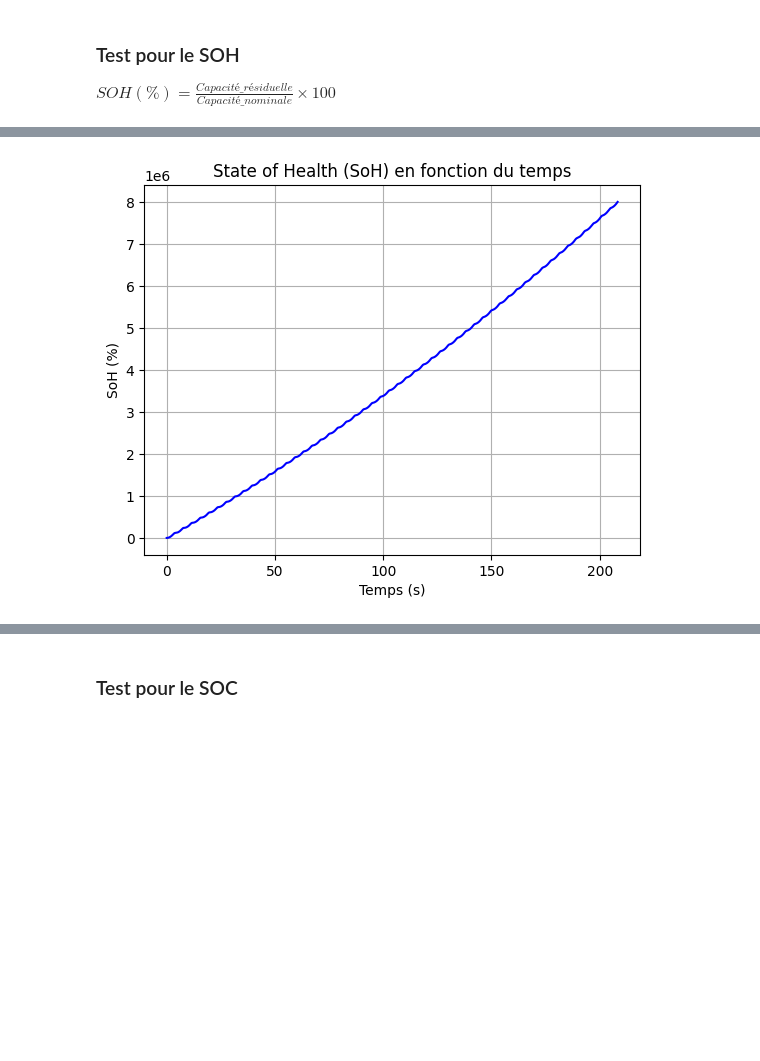
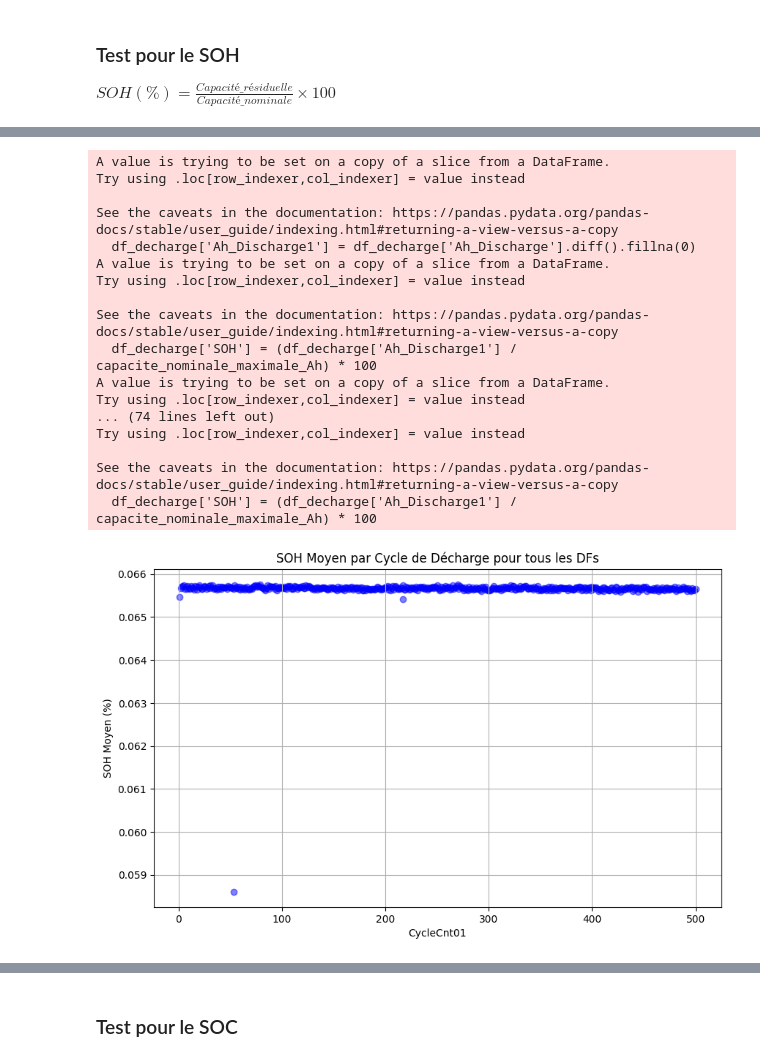
Before and after one commit to Aslam1232/Test_Stage, a Jupyter notebook: Test_stage (3) (1).ipynb, the cells around one changed output, grey strips where cells are left out. Cells and saved outputs as stored; diff of their text form; code cells hidden in the pictures; blank space fills up the shorter version.

```diff
--- a/Test_stage (3) (1).ipynb
+++ b/Test_stage (3) (1).ipynb
@@ -84,13 +193,21 @@ plt.show()
 # %%
 plt.figure(figsize=(20, 10))
-plt.plot(df['t'], df['BMS_Tension_B'],color='blue')
 
-plt.title('Voltage en fonction du temps')
-plt.xlabel('secondes')
-plt.ylabel('Volt')
+# Boucle pour accéder à chaque DataFrame stocké dans le dictionnaire dfs
+for i in range(1, 10):
+    df_key = f'df{i}'
+    if df_key in dfs:
+        # Calculer la tension moyenne pour chaque cycle
+        tension_moyenne_par_cycle = dfs[df_key].groupby('CycleCnt01')['BMS_Tension_B'].mean()
 
-plt.legend(['Voltage'])
+        # Tracer la tension moyenne pour chaque cycle
+        plt.plot(tension_moyenne_par_cycle.index, tension_moyenne_par_cycle.values, label=f'Tension Moyenne {df_key}')
 
+plt.title('Tension Moyenne en fonction des Cycles pour tous les DFs')
+plt.xlabel('CycleCnt01')
+plt.ylabel('Tension Moyenne (V)')
+
+plt.legend()
 plt.grid(True)
 plt.show()
 # %% [output]
@@ -163,23 +256,55 @@ plt.show()
 # %%
-# Capacité nominale maximale de la batterie (en Ah)
-capacite_nominale_maximale = 4.2
+# Initialisation des listes pour stocker les données agrégées
+cycles_tous = []
+soh_moyen_tous = []
 
-# Calculer la charge cumulée et la décharge cumulée
-df['charge_cumulee'] = df['Ah_Charge'].cumsum()
-df['decharge_cumulee'] = df['Ah_Discharge'].cumsum()
+# Capacité nominale maximale de la batterie (en Wh)
+capacite_nominale_maximale_Ah = 4.2
 
-# Calculer la capacité cumulée
-df['capacite_cumulee'] = df['charge_cumulee'] - df['decharge_cumulee']
+# Boucle pour calculer le SOH moyen pour chaque cycle de décharge dans tous les DataFrames
+for i in range(1, 10):
+    df_key = f'df{i}'
+    if df_key in dfs:
+        # Sélectionner uniquement les lignes correspondant aux phases de décharge (Etat_step == 2)
+        df_decharge = dfs[df_key][dfs[df_key]['Etat_step'] == 2]
 
-# Calculer le SoH en fonction de la capacité cumulée
-df['soh'] = (df['capacite_cumulee'] / capacite_nominale_maximale) * 100
+        # Calculer la différence de 'Wh_Discharge' pour obtenir 'Discharge'
+        df_decharge['Ah_Discharge1'] = df_decharge['Ah_Discharge'].diff().fillna(0)
 
-# Tracer le SoH en fonction du temps
-plt.plot(df['t'], df['soh'], color='blue')
-plt.title('State of Health (SoH) en fonction du temps')
-plt.xlabel('Temps (s)')
-plt.ylabel('SoH (%)')
+        # Calculer le SoH en utilisant 'Discharge'
+        df_decharge['SOH'] = (df_decharge['Ah_Discharge1'] / capacite_nominale_maximale_Ah) * 100
+
+        # Calculer la moyenne du SOH pour chaque cycle de décharge
+        soh_moyen_par_cycle = df_decharge.groupby('CycleCnt01')['SOH'].mean()
+
+        # Agréger les données pour le tracé
+        cycles_tous.extend(soh_moyen_par_cycle.index.tolist())
+        soh_moyen_tous.extend(soh_moyen_par_cycle.values.tolist())
+
+# Tracer le SOH moyen pour tous les cycles de décharge et DataFrames sur un seul graphique
+plt.figure(figsize=(10, 6))
+plt.scatter(cycles_tous, soh_moyen_tous, color='blue', alpha=0.5)
+plt.title('SOH Moyen par Cycle de Décharge pour tous les DFs')
+plt.xlabel('CycleCnt01')
+plt.ylabel('SOH Moyen (%)')
 plt.grid(True)
 plt.show()
 # %% [output]
+A value is trying to be set on a copy of a slice from a DataFrame.
+Try using .loc[row_indexer,col_indexer] = value instead
+
+See the caveats in the documentation: https://pandas.pydata.org/pandas-docs/stable/user_guide/indexing.html#returning-a-view-versus-a-copy
+  df_decharge['Ah_Discharge1'] = df_decharge['Ah_Discharge'].diff().fillna(0)
+A value is trying to be set on a copy of a slice from a DataFrame.
+Try using .loc[row_indexer,col_indexer] = value instead
+
+See the caveats in the documentation: https://pandas.pydata.org/pandas-docs/stable/user_guide/indexing.html#returning-a-view-versus-a-copy
+  df_decharge['SOH'] = (df_decharge['Ah_Discharge1'] / capacite_nominale_maximale_Ah) * 100
+A value is trying to be set on a copy of a slice from a DataFrame.
+Try using .loc[row_indexer,col_indexer] = value instead
+... (74 lines left out)
+Try using .loc[row_indexer,col_indexer] = value instead
+
+See the caveats in the documentation: https://pandas.pydata.org/pandas-docs/stable/user_guide/indexing.html#returning-a-view-versus-a-copy
+  df_decharge['SOH'] = (df_decharge['Ah_Discharge1'] / capacite_nominale_maximale_Ah) * 100
-[figure, old version]
+[figure, new version]
```
Also changed, not shown: parts of 26 cells of this notebook.
